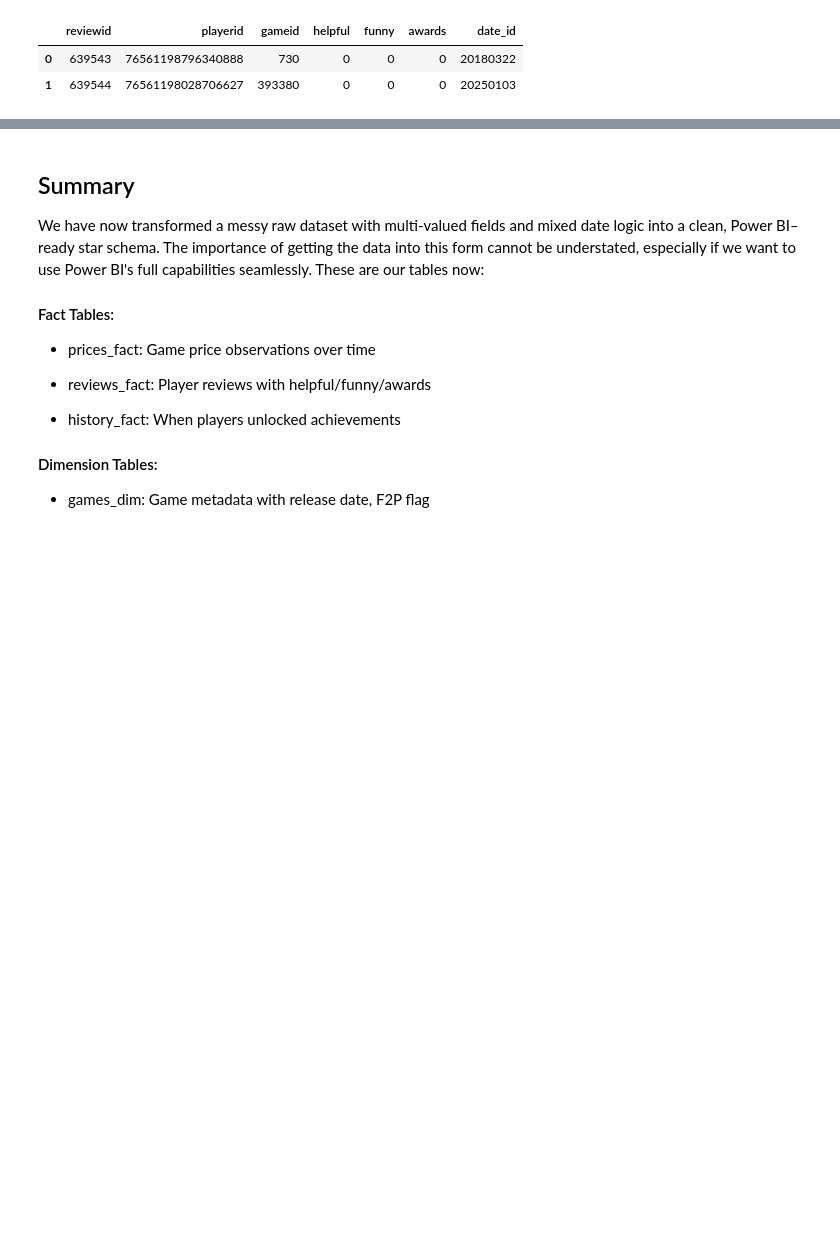
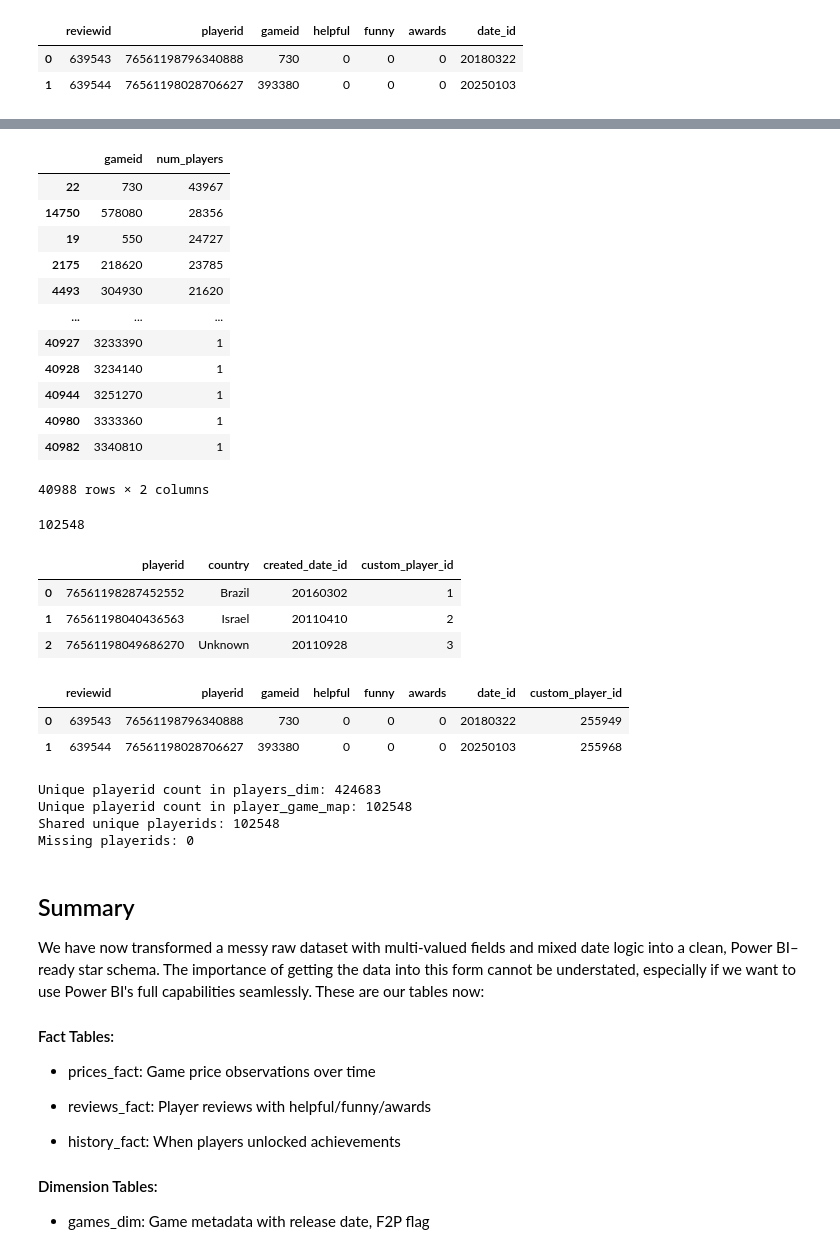
Before and after one commit to timmy1996/games, a Jupyter notebook: notebooks/data_normalisation.ipynb, the cells around one changed output, grey strips where cells are left out. Drawn from its saved outputs; the diff is of its cells as text; code cells hidden in the pictures; blank space fills up the shorter version.

```diff
--- a/notebooks/data_normalisation.ipynb
+++ b/notebooks/data_normalisation.ipynb
@@ -148,0 +148,6 @@ players_dim = players[['playerid', 'country', 'date_created_id']].drop_duplicate
+# %%
+players = pd.read_csv('../data_steam/cleaned/players_cleaned.csv')
+purchased_games = pd.read_csv('../data_steam/raw/purchased_games.csv')
+# %%
+purchased_games['library'] = purchased_games['library'].apply(lambda x: ast.literal_eval(x) if isinstance(x, str) else x)
+purchased_games.head(2)
@@ -148,0 +177,6 @@ players_dim = players[['playerid', 'country', 'date_created_id']].drop_duplicate
+# %%
+purchased_games_exploded = purchased_games.explode('library')
+purchased_games_exploded = purchased_games_exploded.rename(columns={'library': 'gameid'})
+# %%
+player_game_map = purchased_games_exploded
+player_game_map.head(3)
@@ -148,0 +193,23 @@ players_dim = players[['playerid', 'country', 'date_created_id']].drop_duplicate
+# %%
+#player_game_map['gameid'].nunique()
+player_game_map.groupby('gameid')['playerid'].nunique().reset_index(name='num_players').sort_values(by='num_players', ascending=False)
+
+   # .sort_values(by='num_players', ascending=False)
+# %% [output]
+|  | gameid | num_players |
+| 22 | 730 | 43967 |
+| 14750 | 578080 | 28356 |
+| 19 | 550 | 24727 |
+| 2175 | 218620 | 23785 |
+| 4493 | 304930 | 21620 |
+| ... | ... | ... |
+| 40927 | 3233390 | 1 |
+| 40928 | 3234140 | 1 |
+| 40944 | 3251270 | 1 |
+| 40980 | 3333360 | 1 |
+| 40982 | 3340810 | 1 |
+40988 rows × 2 columns
+# %%
+player_game_map["playerid"].nunique()
+# %% [output]
+102548
@@ -148,0 +221,18 @@ players_dim = players[['playerid', 'country', 'date_created_id']].drop_duplicate
+# %%
+
+player_id_map = players_dim[['playerid']].drop_duplicates().reset_index(drop=True)
+player_id_map['custom_player_id'] = range(1, len(player_id_map) + 1)
+players_dim = players_dim.merge(player_id_map, on='playerid', how='left')
+players_dim.head(3)
+# %% [output]
+|  | playerid | country | created_date_id | custom_player_id |
+| 0 | 76561198287452552 | Brazil | 20160302 | 1 |
+| 1 | 76561198040436563 | Israel | 20110410 | 2 |
+| 2 | 76561198049686270 | Unknown | 20110928 | 3 |
+# %%
+reviews_fact = reviews_fact.merge(player_id_map, on='playerid', how='left')
+reviews_fact.head(2)
+# %% [output]
+|  | reviewid | playerid | gameid | helpful | funny | awards | date_id | custom_player_id |
+| 0 | 639543 | 76561198796340888 | 730 | 0 | 0 | 0 | 20180322 | 255949 |
+| 1 | 639544 | 76561198028706627 | 393380 | 0 | 0 | 0 | 20250103 | 255968 |
@@ -148,0 +242,19 @@ players_dim = players[['playerid', 'country', 'date_created_id']].drop_duplicate
+# %%
+# Step 1: Unique counts
+players_dim_unique = players_dim['playerid'].nunique()
+player_game_map_unique = player_game_map['playerid'].nunique()
+
+# Step 2: How many playerids in player_game_map also exist in players_dim?
+shared_unique_playerids = player_game_map[player_game_map['playerid'].isin(players_dim['playerid'])]['playerid'].nunique()
+
+
+# Step 3: Show differences and summary
+print("Unique playerid count in players_dim:", players_dim_unique)
+print("Unique playerid count in player_game_map:", player_game_map_unique)
+print("Shared unique playerids:", shared_unique_playerids)
+print("Missing playerids:", player_game_map_unique - shared_unique_playerids)
+# %% [output]
+Unique playerid count in players_dim: 424683
+Unique playerid count in player_game_map: 102548
+Shared unique playerids: 102548
+Missing playerids: 0
```
Also changed, not shown: parts of 17 cells of this notebook, 4 other files.
